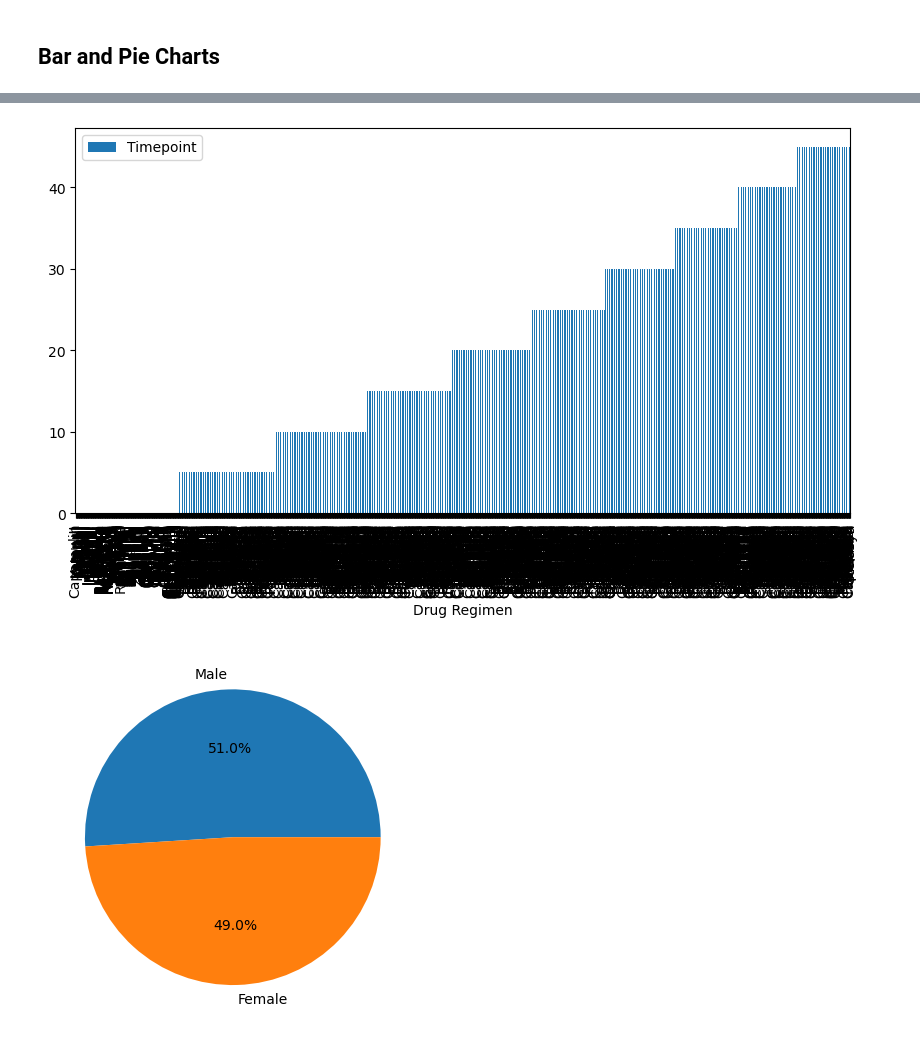
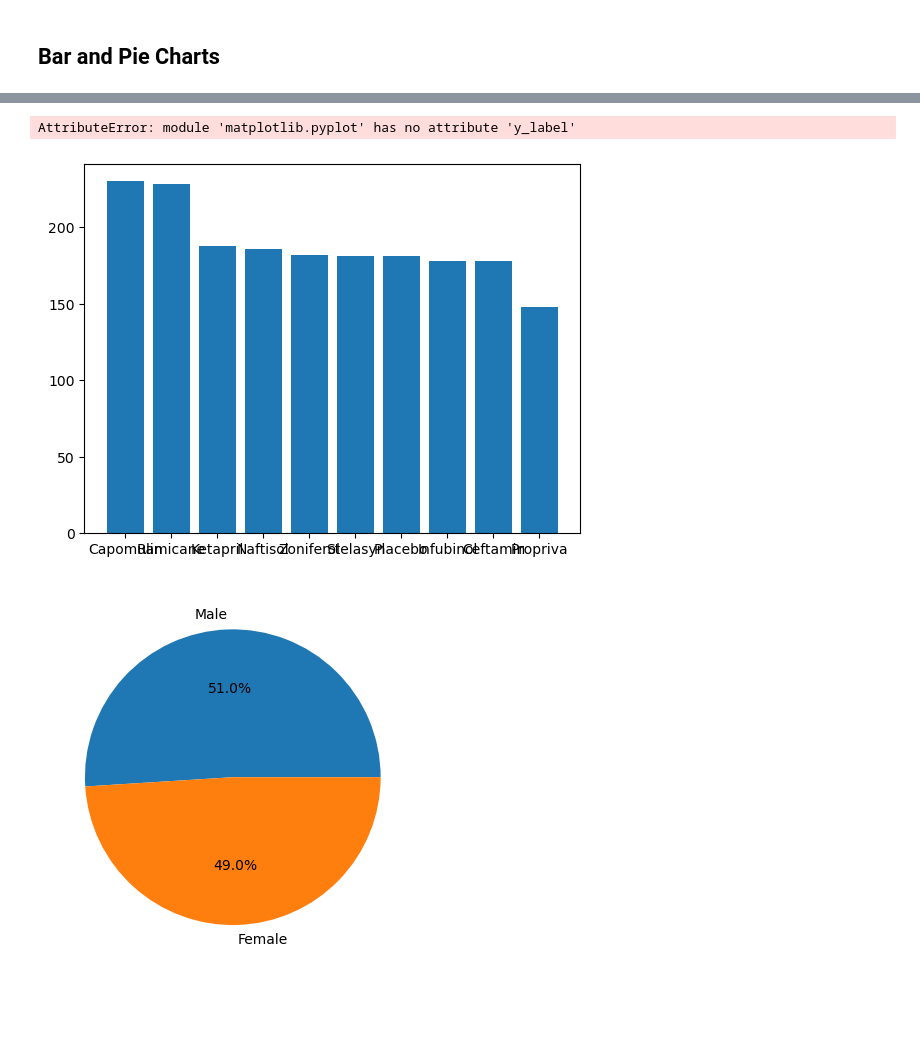
Before and after one commit to KDR9577/MatPlotlib, a Jupyter notebook: MatPlotlib/pymaceuticals_starter.ipynb, the cells around one changed output, grey strips where cells are left out. Saved outputs shown, nothing was run; the diff lists cells and outputs as text; code cells hidden in the pictures; blank space fills up the shorter version.

Commit message:
graph additions

```diff
--- a/MatPlotlib/pymaceuticals_starter.ipynb
+++ b/MatPlotlib/pymaceuticals_starter.ipynb
@@ -143,12 +143,12 @@ aggregate_df
 # Generate a bar plot showing the total number of rows (Mouse ID/Timepoints) for each drug regimen using Pandas.
 #make df with these two columns
 drug_timepoint_df = cleaned_df[["Drug Regimen", "Timepoint"]]
-x = drug_timepoint_df["Drug Regimen"]
-y = drug_timepoint_df["Mouse ID"]
-tick_locations = [value for value in x]
-plt.bar(x, y, align="center")
-plt.ylabel = ("Observed Timepoints")
-plt.xlabel = ("Drug Treatments")
-plt.xticks = (tick_locations, cleaned_df["Drug Regimen"])
+x = drug_timepoint_df["Drug Regimen"].value_counts()
+# y = drug_timepoint_df["Mouse ID"]
+# tick_locations = [value for value in x]
+x.plot(kind="bar", align="center")
+plt.set_ylabel("Timepoint")
+plt.x_label("Drug Treatments")
+# plt.xticks = (tick_locations, cleaned_df["Drug Regimen"])
 plt.show()
 # %% [output]
@@ -156,11 +157,13 @@ KeyError: 'Mouse ID'
 # %%
 # Generate a bar plot showing the total number of rows (Mouse ID/Timepoints) for each drug regimen using pyplot.
 #ID_timepoint_df = cleaned_df[["Drug Regimen", "Timepoint"]]
-drug_timepoint_df.plot("Drug Regimen", "Timepoint", kind="bar", figsize=(10, 5))
-tick_locations = ["Drug Regimen"]
+plt.bar(x.index, x.values)
+plt.y_label("Observed Timepoints")
+plt.x_label("Drug Treatments", align=vertical)
 plt.show()
 # %% [output]
+AttributeError: module 'matplotlib.pyplot' has no attribute 'y_label'
-[figure, old version]
+[figure, new version]
 # %%
 # Generate a pie plot showing the distribution of female versus male mice using Pandas
 sex_avgs = cleaned_df.value_counts((["Sex"]) ,["Male"] ,["Female"])*100
```
Also changed, not shown: parts of 5 cells of this notebook.
